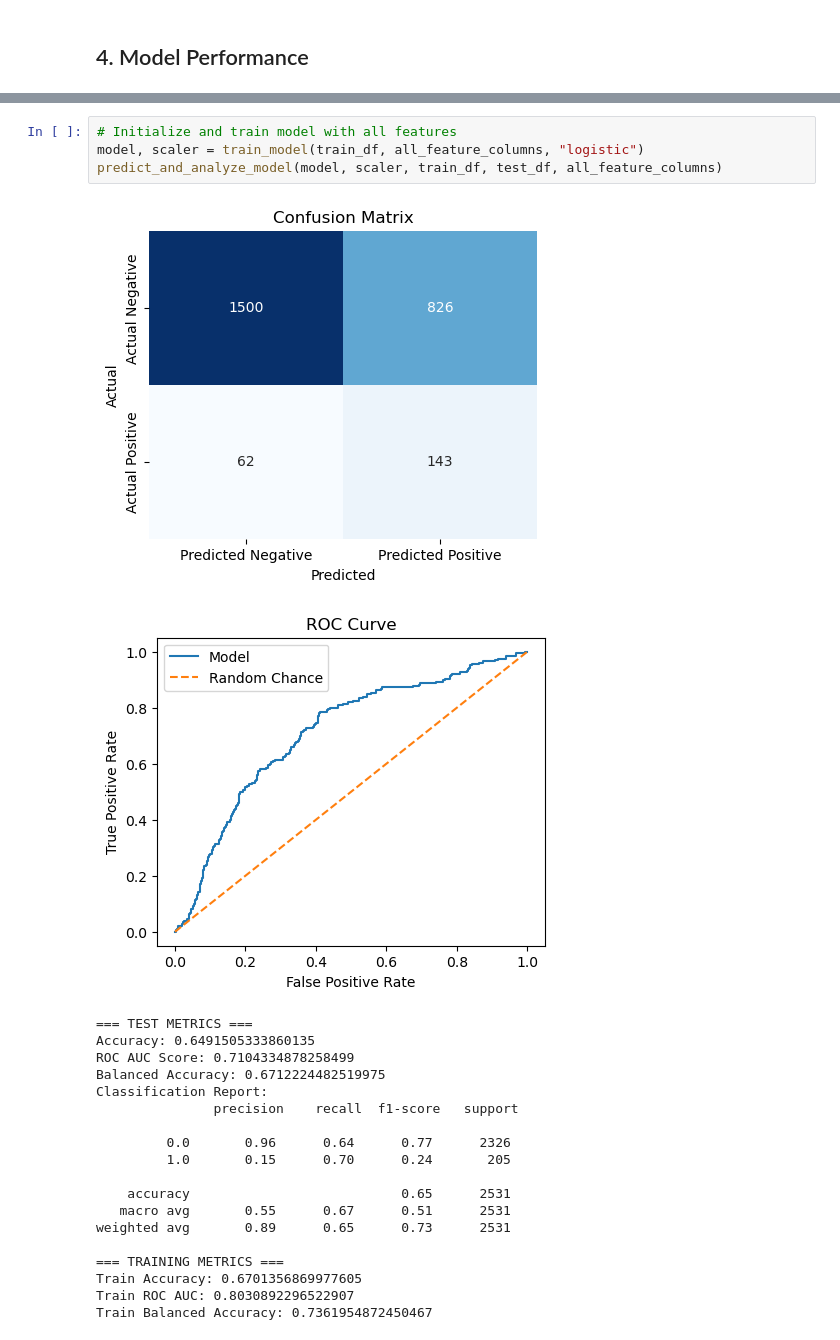
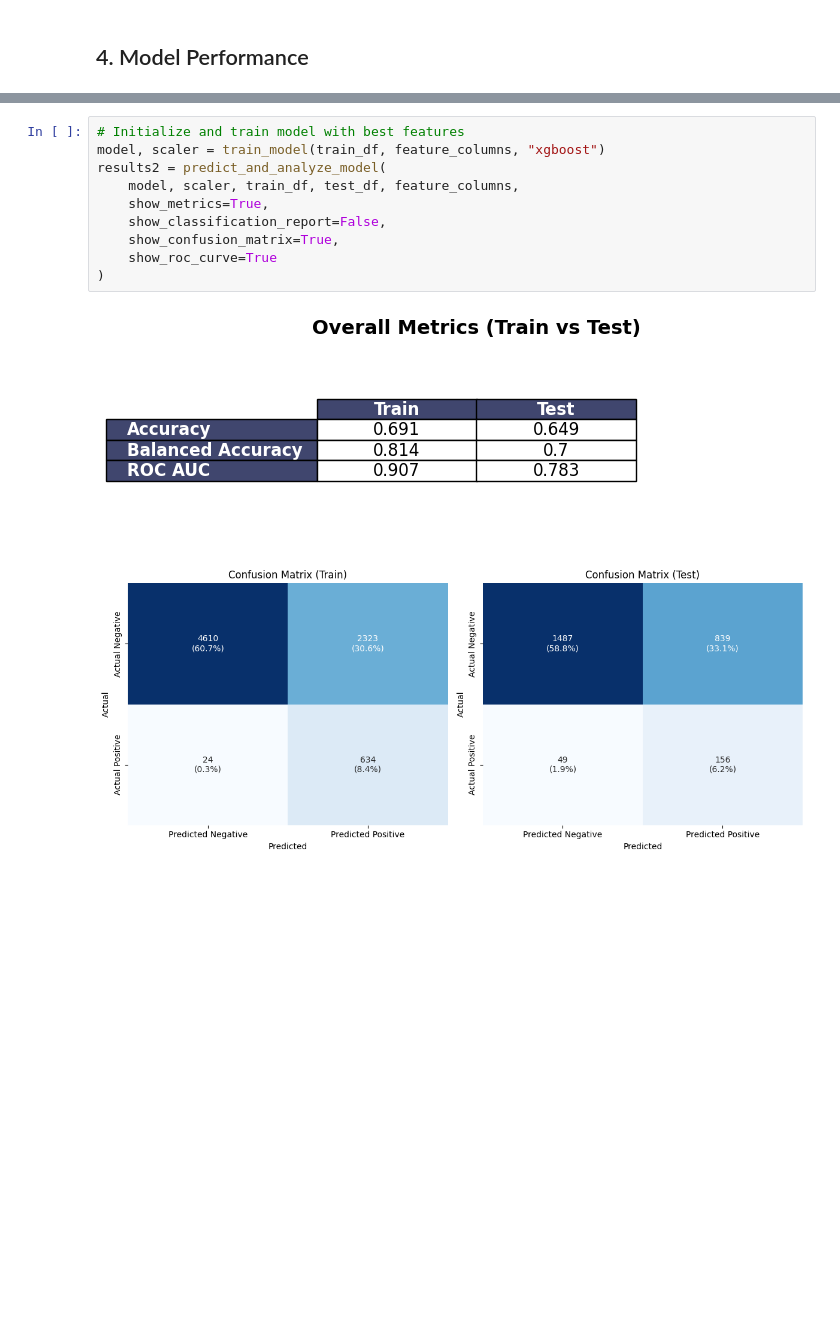
Before and after one commit to mozer123/credit_scoring, a Jupyter notebook: src/main.ipynb, the cells around one changed output, grey strips where cells are left out. Saved outputs shown, nothing was run; the diff lists cells and outputs as text; blank space fills up the shorter version.

```diff
--- a/src/main.ipynb
+++ b/src/main.ipynb
@@ -113,25 +103,13 @@ Train Balanced Accuracy: 0.8310942512287606
 # %%
-# Initialize and train model with all features
-model, scaler = train_model(train_df, all_feature_columns, "logistic")
-predict_and_analyze_model(model, scaler, train_df, test_df, all_feature_columns)
+# Initialize and train model with best features
+model, scaler = train_model(train_df, feature_columns, "xgboost")
+results2 = predict_and_analyze_model(
+    model, scaler, train_df, test_df, feature_columns,
+    show_metrics=True,
+    show_classification_report=False,
+    show_confusion_matrix=True,
+    show_roc_curve=True
+)
 # %% [output]
-[figure, old version]
+[figure, new version]
-[figure, old version]
+[figure, new version]
-=== TEST METRICS ===
-Accuracy: 0.6491505333860135
-ROC AUC Score: 0.7104334878258499
-Balanced Accuracy: 0.6712224482519975
-Classification Report:
-               precision    recall  f1-score   support
-
-         0.0       0.96      0.64      0.77      2326
-         1.0       0.15      0.70      0.24       205
-
-    accuracy                           0.65      2531
-   macro avg       0.55      0.67      0.51      2531
-weighted avg       0.89      0.65      0.73      2531
-
-=== TRAINING METRICS ===
-Train Accuracy: 0.6701356869977605
-Train ROC AUC: 0.8030892296522907
-Train Balanced Accuracy: 0.7361954872450467
```
Also changed, not shown: parts of 8 cells of this notebook, 1 other file.
